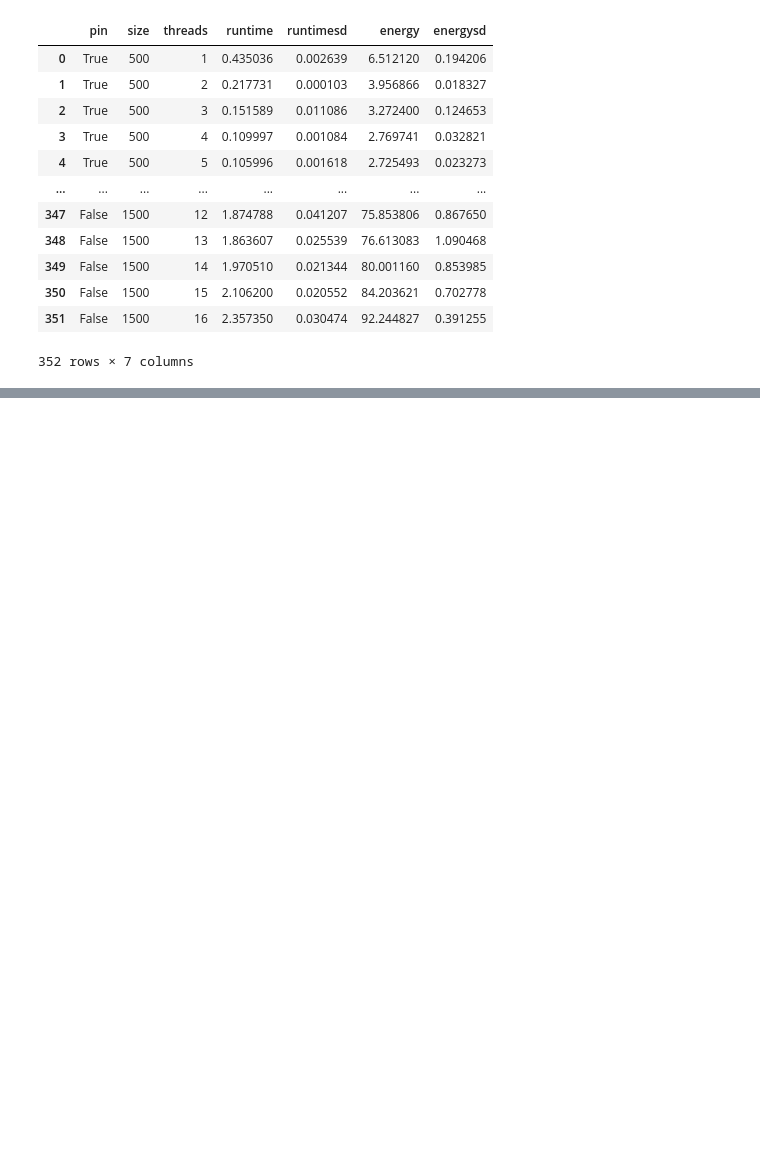
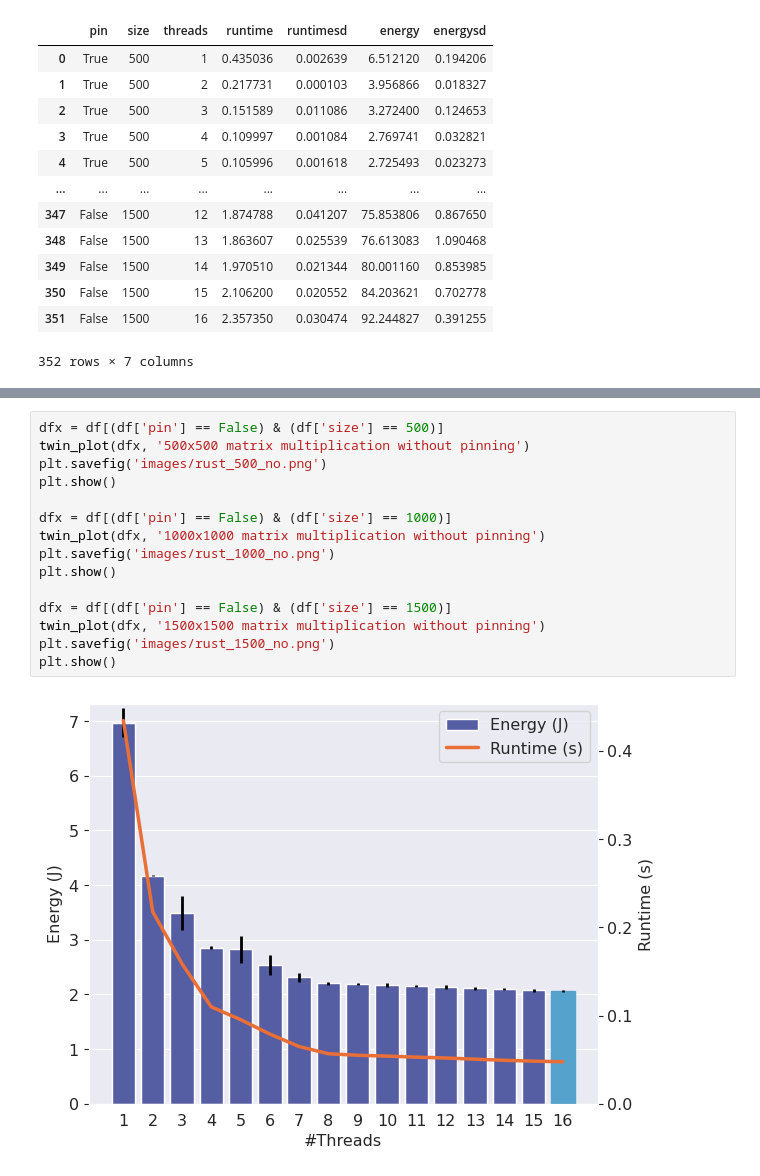
Before and after one commit to JordyAaldering/mtdynamic, a Jupyter notebook: best.ipynb, the cells around one changed output, grey strips where cells are left out. Drawn from its saved outputs; the diff is of its cells as text; blank space fills up the shorter version.

```diff
--- a/best.ipynb
+++ b/best.ipynb
@@ -72,0 +79,17 @@ plt.show()
+# %%
+dfx = df[(df['pin'] == False) & (df['size'] == 500)]
+twin_plot(dfx, '500x500 matrix multiplication without pinning')
+plt.savefig('images/rust_500_no.png')
+plt.show()
+
+dfx = df[(df['pin'] == False) & (df['size'] == 1000)]
+twin_plot(dfx, '1000x1000 matrix multiplication without pinning')
+plt.savefig('images/rust_1000_no.png')
+plt.show()
+
+dfx = df[(df['pin'] == False) & (df['size'] == 1500)]
+twin_plot(dfx, '1500x1500 matrix multiplication without pinning')
+plt.savefig('images/rust_1500_no.png')
+plt.show()
+# %% [output]
+[figure, added]
```
Also changed, not shown: parts of 3 cells of this notebook, 1 other file.
